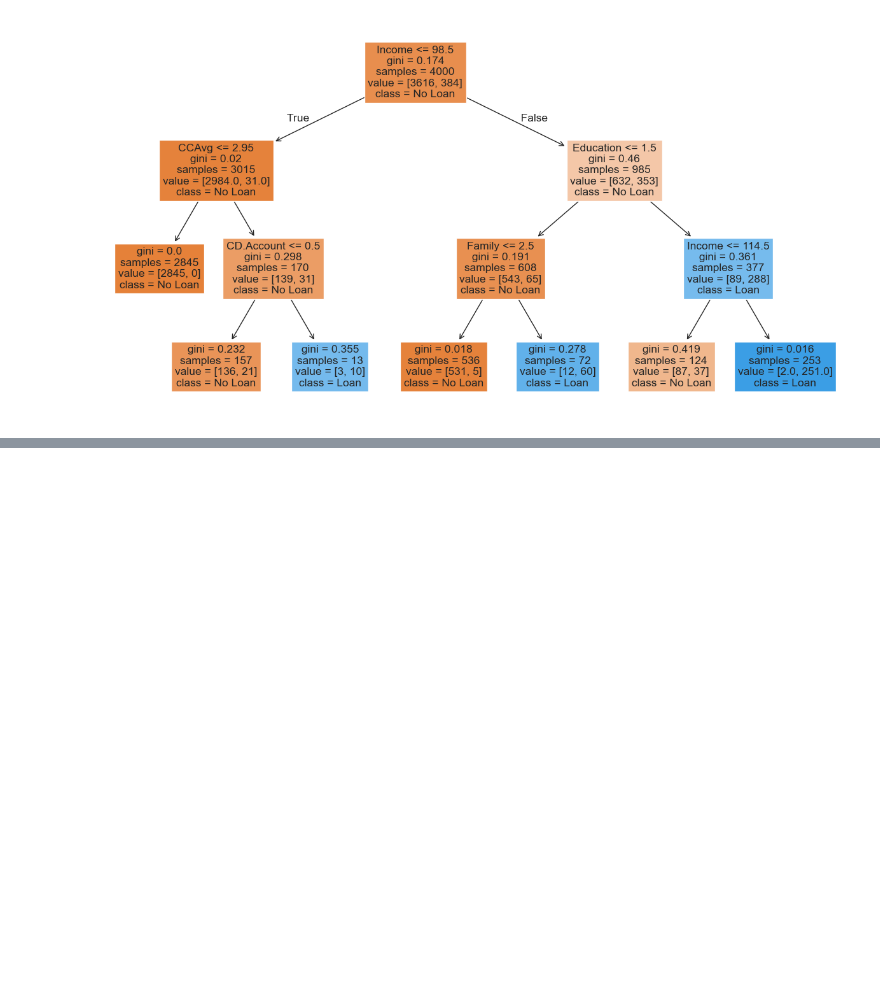
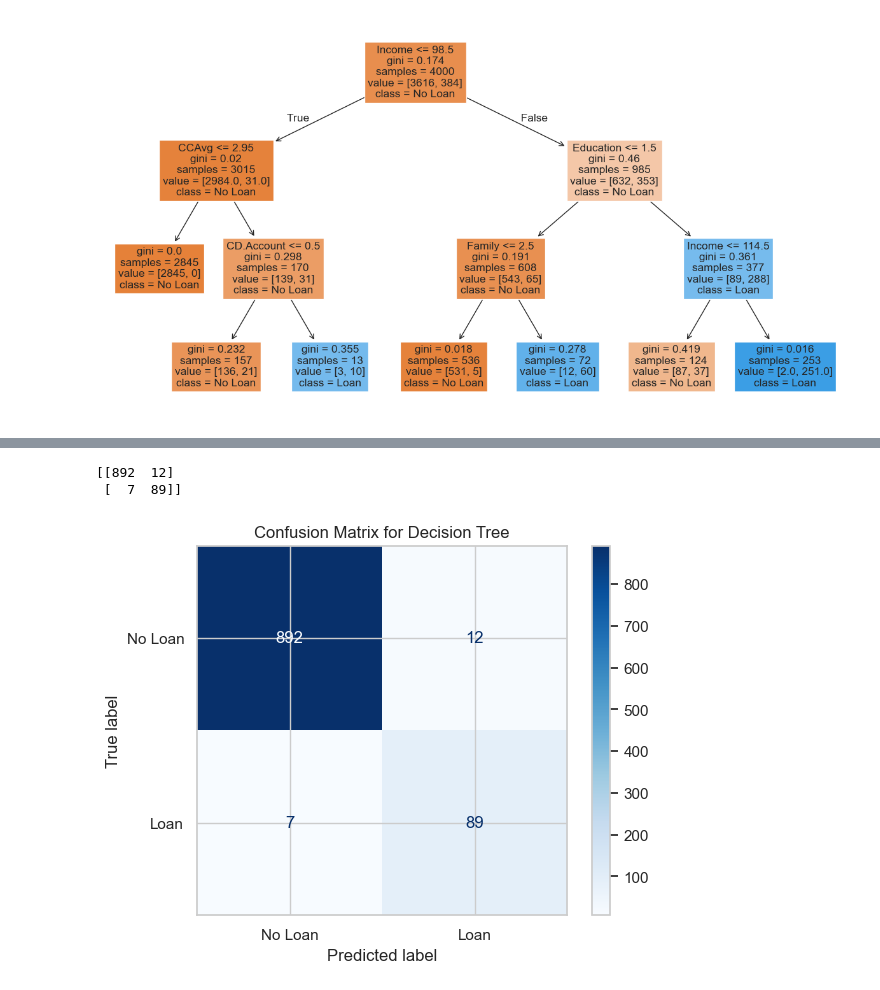
Before and after one commit to hantayc/bank-loan-approval, a Jupyter notebook: bank-loan-approval-classification.ipynb, the cells around one changed output, grey strips where cells are left out. Saved outputs shown, nothing was run; the diff lists cells and outputs as text; code cells hidden in the pictures; blank space fills up the shorter version.

```diff
--- a/bank-loan-approval-classification.ipynb
+++ b/bank-loan-approval-classification.ipynb
@@ -96,0 +110,15 @@ plt.show()
+# %%
+cm = confusion_matrix(y_test, y_pred)
+print(cm)
+# %% [output]
+[[892  12]
+ [  7  89]]
+# %%
+from sklearn.metrics import ConfusionMatrixDisplay
+
+disp = ConfusionMatrixDisplay(confusion_matrix=cm, display_labels=["No Loan", "Loan"])
+disp.plot(cmap=plt.cm.Blues)
+plt.title("Confusion Matrix for Decision Tree")
+plt.show()
+# %% [output]
+[figure, added]
```
Also changed, not shown: parts of 4 cells of this notebook.
